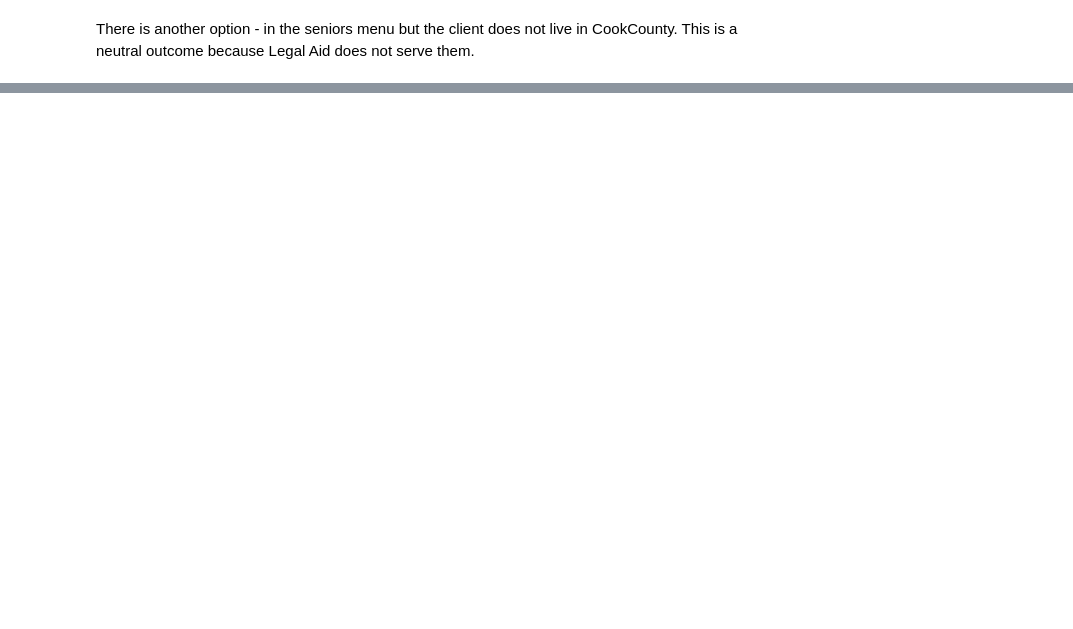
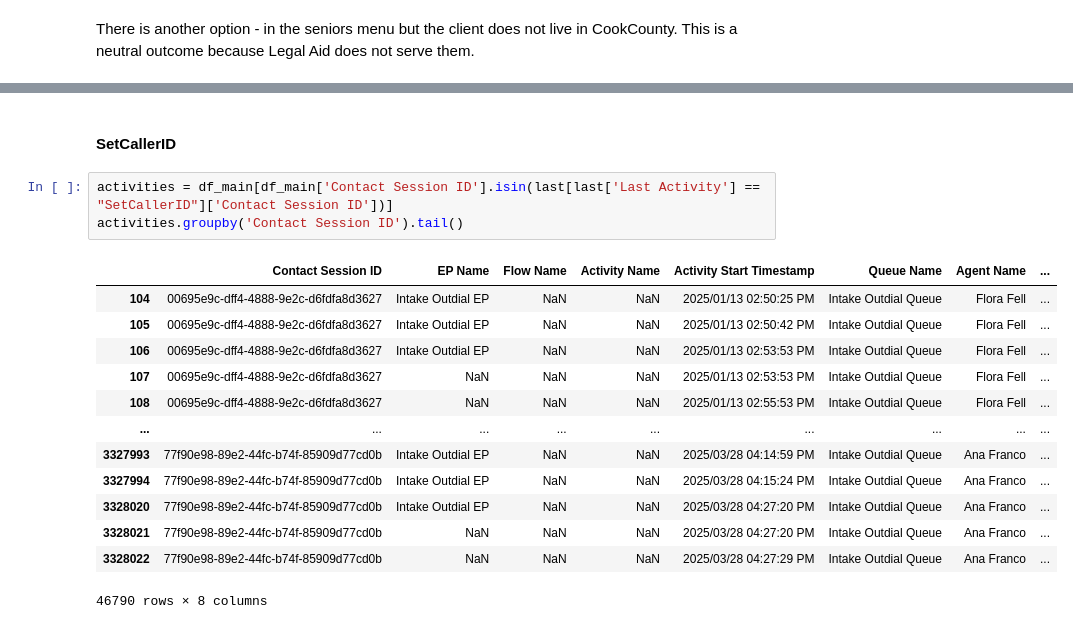
Before and after one commit to arvindkrishna87/STAT390_LegalAid_Fall2025, a Jupyter notebook: Code/Call outcome analysis/Consistency_Check_CallOutcome_Nov17_Derwent.ipynb, the cells around one changed output, grey strips where cells are left out. Saved outputs shown, nothing was run; the diff lists cells and outputs as text; blank space fills up the shorter version.

```diff
--- a/Code/Call outcome analysis/Consistency_Check_CallOutcome_Nov17_Derwent.ipynb
+++ b/Code/Call outcome analysis/Consistency_Check_CallOutcome_Nov17_Derwent.ipynb
@@ -376,0 +417,19 @@ There is another option - in the seniors menu but the client does not live in Co
+# %% [markdown]
+#### SetCallerID
+# %%
+activities = df_main[df_main['Contact Session ID'].isin(last[last['Last Activity'] == "SetCallerID"]['Contact Session ID'])]
+activities.groupby('Contact Session ID').tail()
+# %% [output]
+|  | Contact Session ID | EP Name | Flow Name | Activity Name | Activity Start Timestamp | Queue Name | Agent Name | ... |
+| 104 | 00695e9c-dff4-4888-9e2c-d6fdfa8d3627 | Intake Outdial EP | NaN | NaN | 2025/01/13 02:50:25 PM | Intake Outdial Queue | Flora Fell | ... |
+| 105 | 00695e9c-dff4-4888-9e2c-d6fdfa8d3627 | Intake Outdial EP | NaN | NaN | 2025/01/13 02:50:42 PM | Intake Outdial Queue | Flora Fell | ... |
+| 106 | 00695e9c-dff4-4888-9e2c-d6fdfa8d3627 | Intake Outdial EP | NaN | NaN | 2025/01/13 02:53:53 PM | Intake Outdial Queue | Flora Fell | ... |
+| 107 | 00695e9c-dff4-4888-9e2c-d6fdfa8d3627 | NaN | NaN | NaN | 2025/01/13 02:53:53 PM | Intake Outdial Queue | Flora Fell | ... |
+| 108 | 00695e9c-dff4-4888-9e2c-d6fdfa8d3627 | NaN | NaN | NaN | 2025/01/13 02:55:53 PM | Intake Outdial Queue | Flora Fell | ... |
+| ... | ... | ... | ... | ... | ... | ... | ... | ... |
+| 3327993 | 77f90e98-89e2-44fc-b74f-85909d77cd0b | Intake Outdial EP | NaN | NaN | 2025/03/28 04:14:59 PM | Intake Outdial Queue | Ana Franco | ... |
+| 3327994 | 77f90e98-89e2-44fc-b74f-85909d77cd0b | Intake Outdial EP | NaN | NaN | 2025/03/28 04:15:24 PM | Intake Outdial Queue | Ana Franco | ... |
+| 3328020 | 77f90e98-89e2-44fc-b74f-85909d77cd0b | Intake Outdial EP | NaN | NaN | 2025/03/28 04:27:20 PM | Intake Outdial Queue | Ana Franco | ... |
+| 3328021 | 77f90e98-89e2-44fc-b74f-85909d77cd0b | NaN | NaN | NaN | 2025/03/28 04:27:20 PM | Intake Outdial Queue | Ana Franco | ... |
+| 3328022 | 77f90e98-89e2-44fc-b74f-85909d77cd0b | NaN | NaN | NaN | 2025/03/28 04:27:29 PM | Intake Outdial Queue | Ana Franco | ... |
+46790 rows × 8 columns
```
Also changed, not shown: parts of 10 cells of this notebook.
